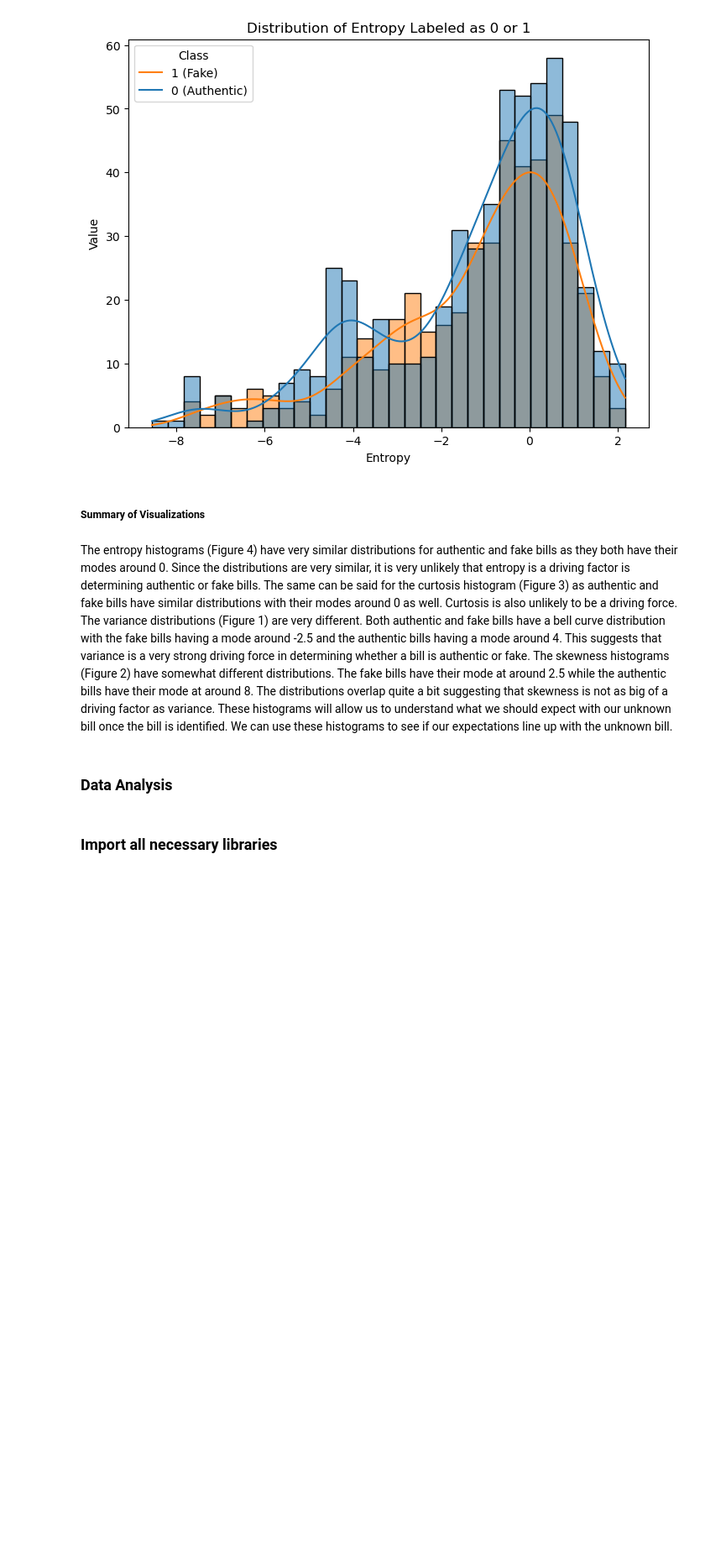
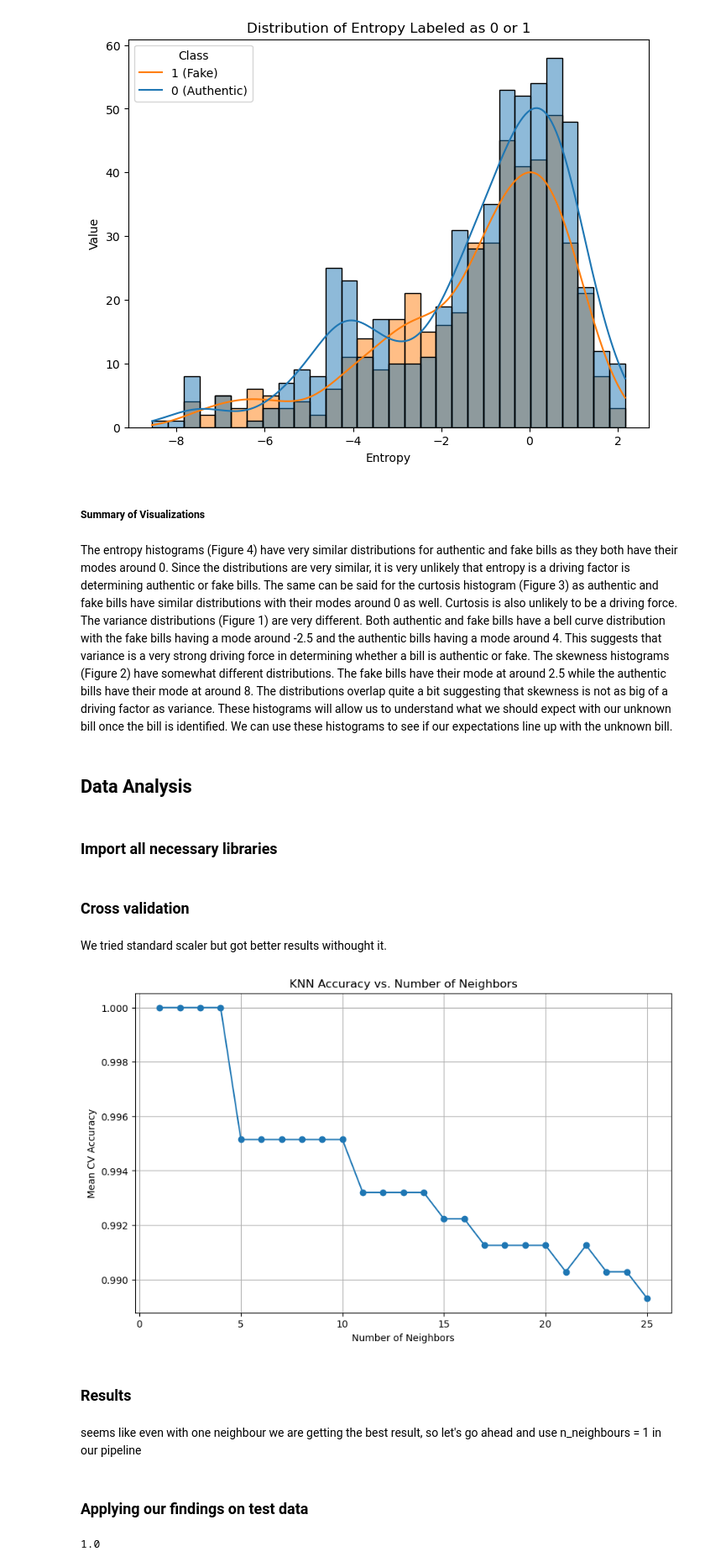
Before and after one commit to DSCI-310-2025/dsci-310-group-python2, a Jupyter notebook: bill-classification-analysis.ipynb, the cells around one changed output. Shown at 84% size. Cells and saved outputs as stored; diff of their text form; code cells hidden in the pictures; blank space fills up the shorter version.

Commit message:
added data analysis part with score of one

```diff
--- a/bill-classification-analysis.ipynb
+++ b/bill-classification-analysis.ipynb
@@ -163,6 +163,6 @@ plt.show()
 # %% [markdown]
 The entropy histograms (Figure 4) have very similar distributions for authentic and fake bills as they both have their modes around 0. Since the distributions are very similar, it is very unlikely that entropy is a driving factor is determining authentic or fake bills. The same can be said for the curtosis histogram (Figure 3) as authentic and fake bills have similar distributions with their modes around 0 as well. Curtosis is also unlikely to be a driving force. The variance distributions (Figure 1) are very different. Both authentic and fake bills have a bell curve distribution with the fake bills having a mode around -2.5 and the authentic bills having a mode around 4. This suggests that variance is a very strong driving force in determining whether a bill is authentic or fake. The skewness histograms (Figure 2) have somewhat different distributions. The fake bills have their mode at around 2.5 while the authentic bills have their mode at around 8. The distributions overlap quite a bit suggesting that skewness is not as big of a driving factor as variance. These histograms will allow us to understand what we should expect with our unknown bill once the bill is identified. We can use these histograms to see if our expectations line up with the unknown bill.
 # %% [markdown]
-### Data Analysis
+## Data Analysis
 # %% [markdown]
 ### Import all necessary libraries
@@ -168,0 +174,47 @@ The entropy histograms (Figure 4) have very similar distributions for authentic
+# %% [markdown]
+### Cross validation
+# %% [markdown]
+We tried standard scaler but got better results withought it.
+# %%
+X_train = bill_train.drop('class', axis=1)  # features
+y_train = bill_train['class']              # target
+
+neighbors = range(1, 26)  # testing 1 to 25 neighbors
+cv_scores = []
+
+for k in neighbors:
+    # Update the pipeline parameter for number of neighbors
+
+    KNN = KNeighborsClassifier(n_neighbors= k)
+
+    # Perform 5-fold cross-validation and record the mean accuracy
+    scores = cross_val_score(KNN, X_train, y_train, cv=2)
+    cv_scores.append(scores.mean())
+
+# Plot the results
+plt.figure(figsize=(10, 6))
+plt.plot(neighbors, cv_scores, marker='o')
+plt.xlabel('Number of Neighbors')
+plt.ylabel('Mean CV Accuracy')
+plt.title('KNN Accuracy vs. Number of Neighbors')
+plt.grid(True)
+plt.show()
+# %% [output]
+[figure, added]
+# %% [markdown]
+### Results
+# %% [markdown]
+seems like even with one neighbour we are getting the best result, so let's go ahead and use n_neighbours = 1 in our pipeline
+# %% [markdown]
+### Applying our findings on test data
+# %%
+X_test = bill_test.drop('class', axis=1)  # features
+y_test = bill_test['class']              # target
+
+FinalKNN = KNeighborsClassifier(n_neighbors= 1)
+
+FinalKNN.fit(X_train,y_train)
+
+FinalKNN.score(X_test,y_test)
+# %% [output]
+1.0
```
Also changed, not shown: parts of 5 cells of this notebook.
